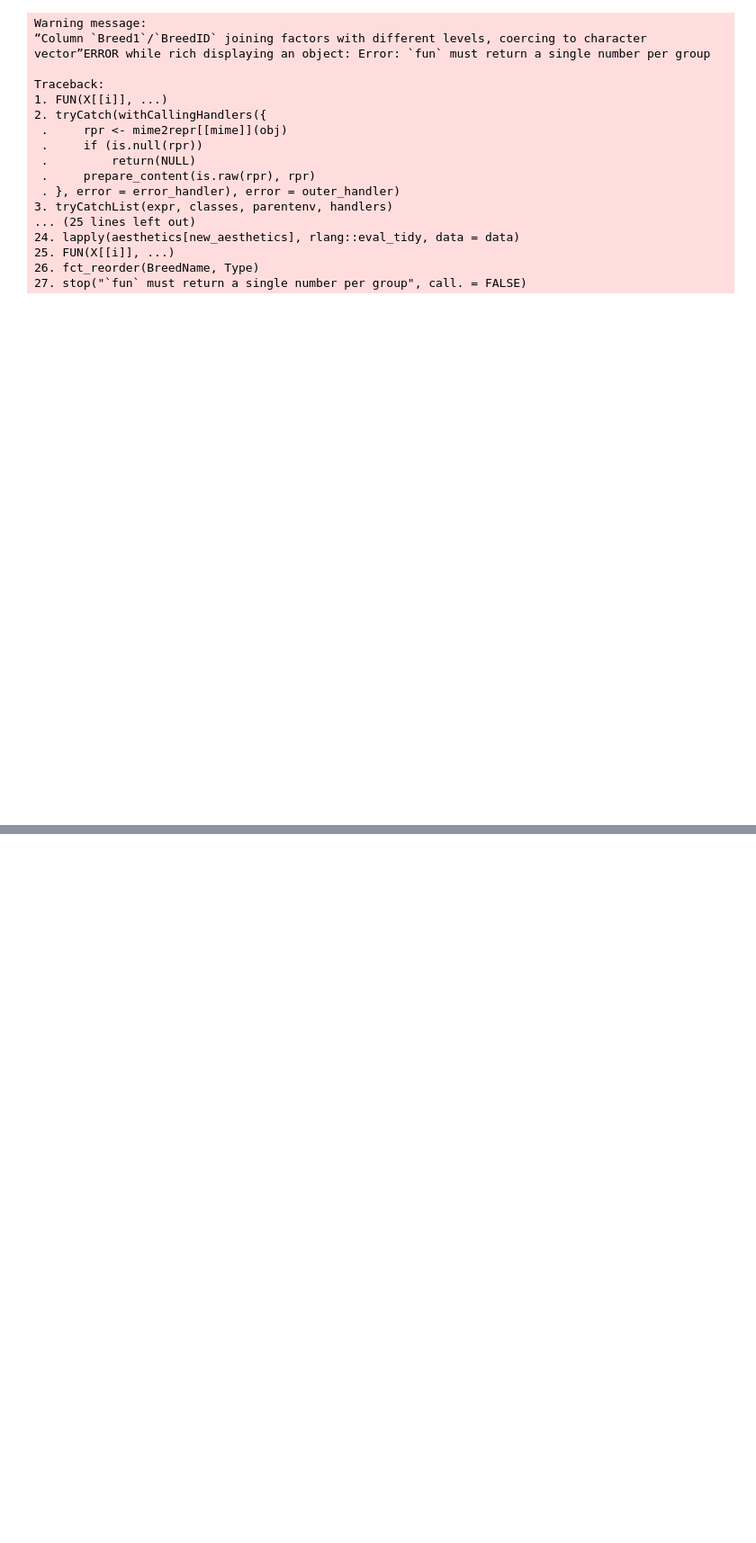
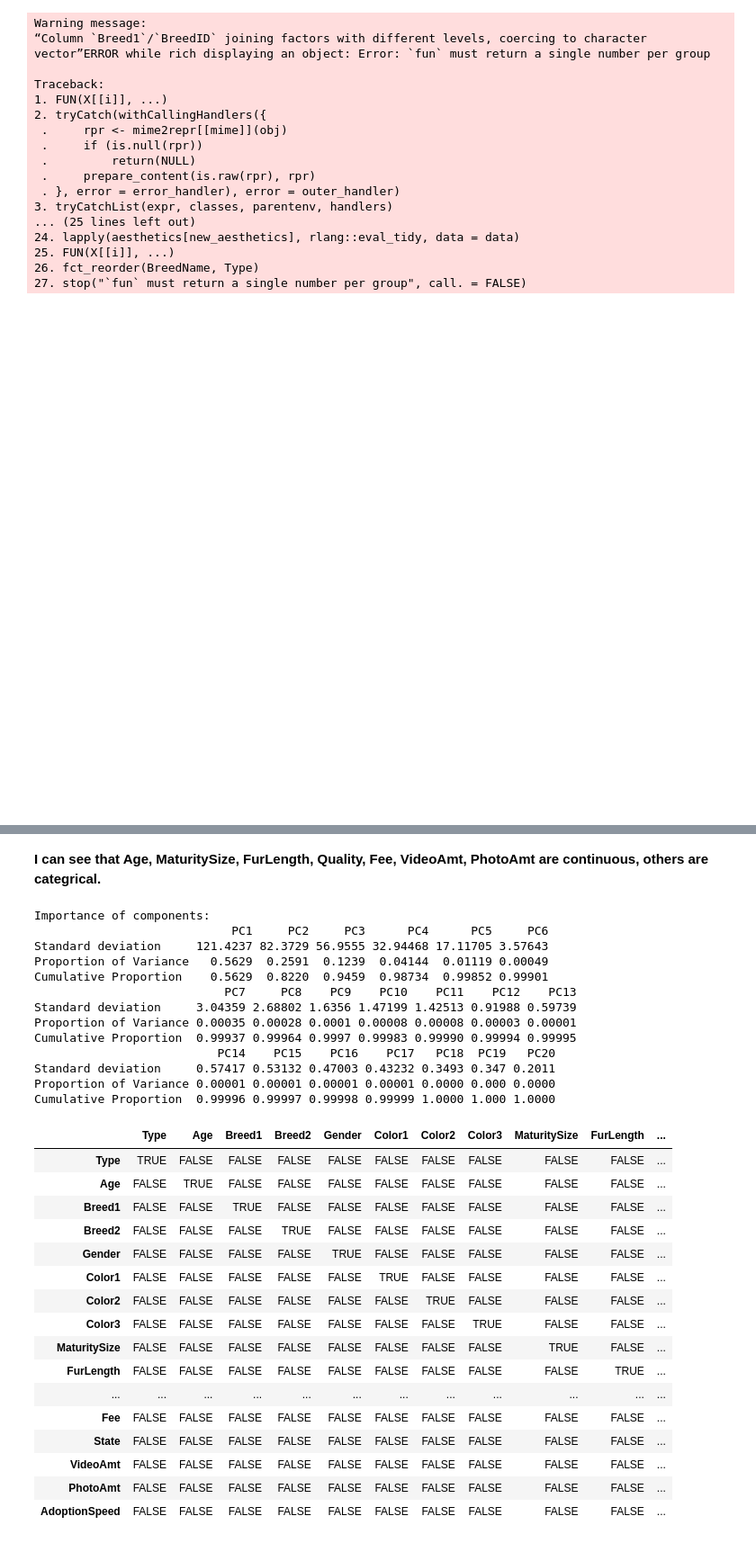
Before and after one commit to vincent507cpu/r, a Jupyter notebook: pet_adoption.ipynb, the cells around one changed output, grey strips where cells are left out. Shown: that part at 90% size. Drawn from its saved outputs; the diff is of its cells as text; code cells hidden in the pictures; blank space fills up the shorter version.

```diff
--- a/pet_adoption.ipynb
+++ b/pet_adoption.ipynb
@@ -250,0 +291,9 @@ Warning message:
+# %%
+# load dataset, combine training and testing dataset, then remove the irrelevant dolumns
+train <- read_csv("train.csv")
+test <- read_csv("test/test.csv")
+true_label <- read_csv("test/sample_submission.csv")
+AdoptionSpeed <- true_label$AdoptionSpeed
+test <- cbind(test, AdoptionSpeed)
+full <- rbind(train, test)
+full[, c("Name", "RescuerID", "Description", "PetID")] <- NULL
@@ -250,0 +375,40 @@ Warning message:
+# %% [markdown]
+**I can see that Age, MaturitySize, FurLength, Quality, Fee, VideoAmt, PhotoAmt are continuous, others are categrical.**
+# %%
+# PCA
+pca <- prcomp(full)
+summary(pca)
+# correlation
+cor_full <- cor(full)
+cor_full > 0.5
+# %% [output]
+Importance of components:
+                            PC1     PC2     PC3      PC4      PC5     PC6
+Standard deviation     121.4237 82.3729 56.9555 32.94468 17.11705 3.57643
+Proportion of Variance   0.5629  0.2591  0.1239  0.04144  0.01119 0.00049
+Cumulative Proportion    0.5629  0.8220  0.9459  0.98734  0.99852 0.99901
+                           PC7     PC8    PC9    PC10    PC11    PC12    PC13
+Standard deviation     3.04359 2.68802 1.6356 1.47199 1.42513 0.91988 0.59739
+Proportion of Variance 0.00035 0.00028 0.0001 0.00008 0.00008 0.00003 0.00001
+Cumulative Proportion  0.99937 0.99964 0.9997 0.99983 0.99990 0.99994 0.99995
+                          PC14    PC15    PC16    PC17   PC18  PC19   PC20
+Standard deviation     0.57417 0.53132 0.47003 0.43232 0.3493 0.347 0.2011
+Proportion of Variance 0.00001 0.00001 0.00001 0.00001 0.0000 0.000 0.0000
+Cumulative Proportion  0.99996 0.99997 0.99998 0.99999 1.0000 1.000 1.0000
+|  | Type | Age | Breed1 | Breed2 | Gender | Color1 | Color2 | Color3 | MaturitySize | FurLength | ... |
+| Type | TRUE | FALSE | FALSE | FALSE | FALSE | FALSE | FALSE | FALSE | FALSE | FALSE | ... |
+| Age | FALSE | TRUE | FALSE | FALSE | FALSE | FALSE | FALSE | FALSE | FALSE | FALSE | ... |
+| Breed1 | FALSE | FALSE | TRUE | FALSE | FALSE | FALSE | FALSE | FALSE | FALSE | FALSE | ... |
+| Breed2 | FALSE | FALSE | FALSE | TRUE | FALSE | FALSE | FALSE | FALSE | FALSE | FALSE | ... |
+| Gender | FALSE | FALSE | FALSE | FALSE | TRUE | FALSE | FALSE | FALSE | FALSE | FALSE | ... |
+| Color1 | FALSE | FALSE | FALSE | FALSE | FALSE | TRUE | FALSE | FALSE | FALSE | FALSE | ... |
+| Color2 | FALSE | FALSE | FALSE | FALSE | FALSE | FALSE | TRUE | FALSE | FALSE | FALSE | ... |
+| Color3 | FALSE | FALSE | FALSE | FALSE | FALSE | FALSE | FALSE | TRUE | FALSE | FALSE | ... |
+| MaturitySize | FALSE | FALSE | FALSE | FALSE | FALSE | FALSE | FALSE | FALSE | TRUE | FALSE | ... |
+| FurLength | FALSE | FALSE | FALSE | FALSE | FALSE | FALSE | FALSE | FALSE | FALSE | TRUE | ... |
+| ... | ... | ... | ... | ... | ... | ... | ... | ... | ... | ... | ... |
+| Fee | FALSE | FALSE | FALSE | FALSE | FALSE | FALSE | FALSE | FALSE | FALSE | FALSE | ... |
+| State | FALSE | FALSE | FALSE | FALSE | FALSE | FALSE | FALSE | FALSE | FALSE | FALSE | ... |
+| VideoAmt | FALSE | FALSE | FALSE | FALSE | FALSE | FALSE | FALSE | FALSE | FALSE | FALSE | ... |
+| PhotoAmt | FALSE | FALSE | FALSE | FALSE | FALSE | FALSE | FALSE | FALSE | FALSE | FALSE | ... |
+| AdoptionSpeed | FALSE | FALSE | FALSE | FALSE | FALSE | FALSE | FALSE | FALSE | FALSE | FALSE | ... |
```
Also changed, not shown: parts of 35 cells of this notebook.
